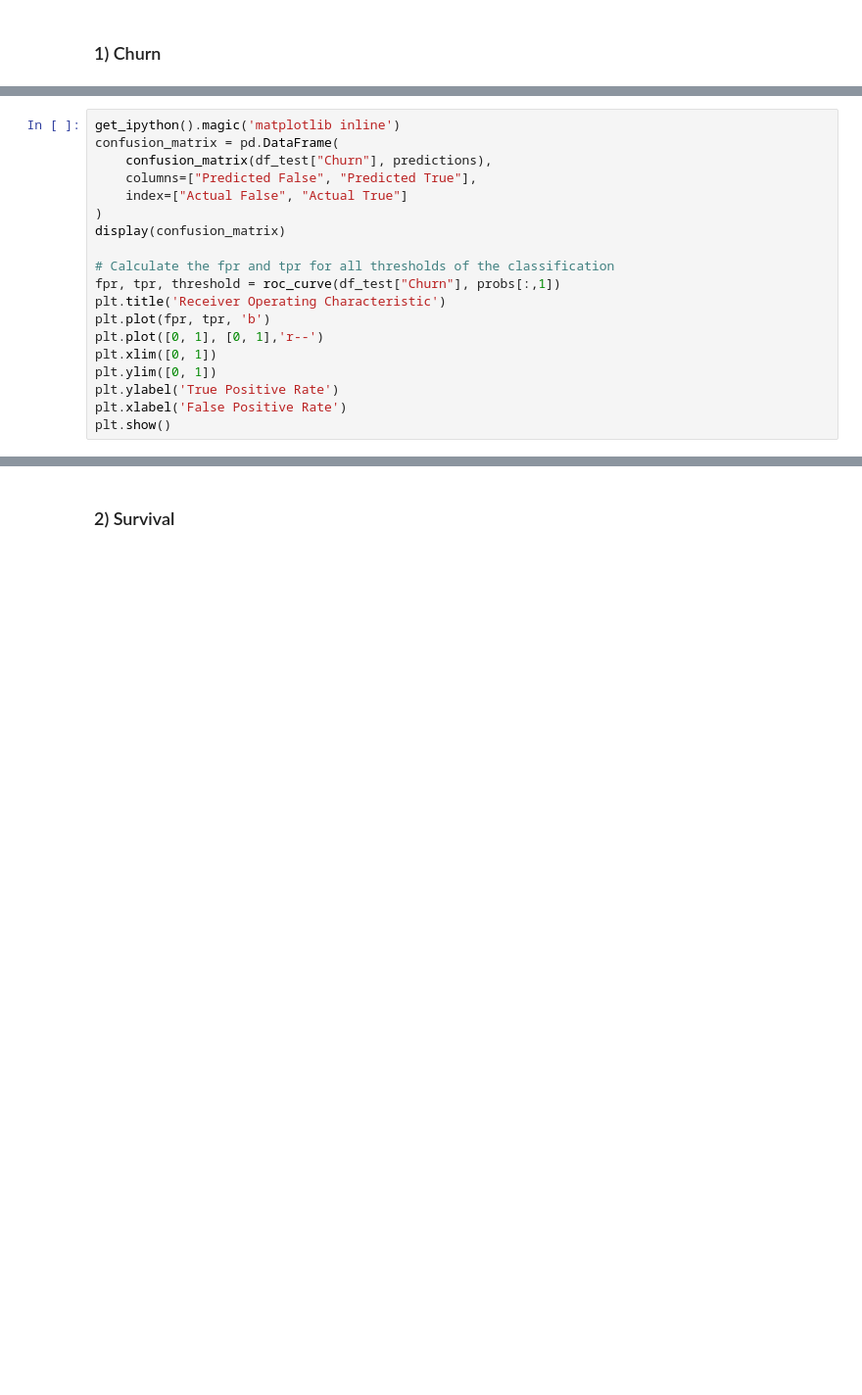
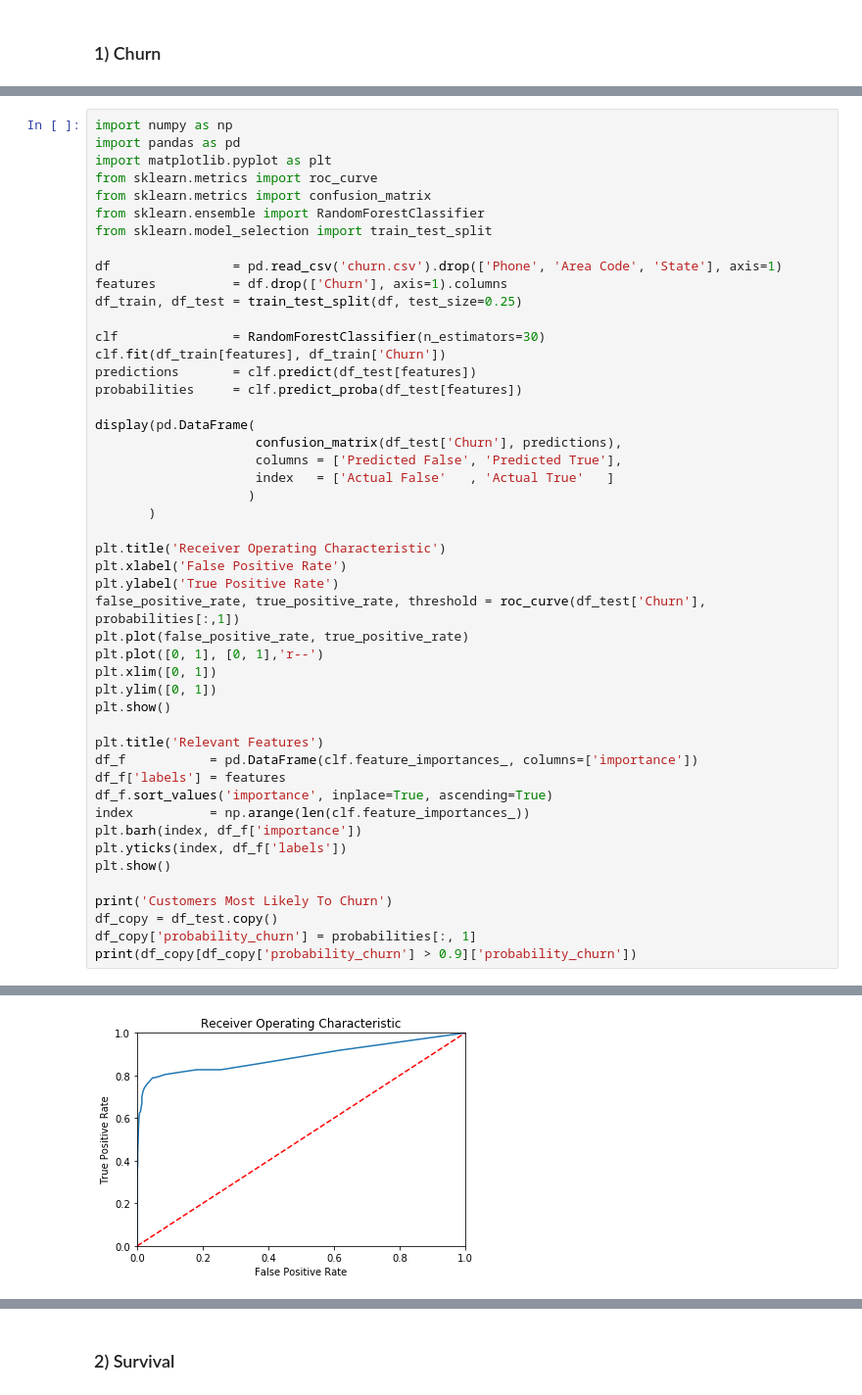
Before and after one commit to geoffreylink/Projects, a Jupyter notebook: 05 Statistical Methods/10 Common Use Cases for Business Analytics.ipynb, the cells around one changed output, grey strips where cells are left out. Shown at 98% size. Saved outputs shown, nothing was run; the diff lists cells and outputs as text; blank space fills up the shorter version.

```diff
--- a/05 Statistical Methods/10 Common Use Cases for Business Analytics.ipynb
+++ b/05 Statistical Methods/10 Common Use Cases for Business Analytics.ipynb
@@ -77,19 +4,0 @@ Accuracy:  0.9328537170263789
-# %%
-get_ipython().magic('matplotlib inline')
-confusion_matrix = pd.DataFrame(
-    confusion_matrix(df_test["Churn"], predictions),
-    columns=["Predicted False", "Predicted True"],
-    index=["Actual False", "Actual True"]
-)
-display(confusion_matrix)
-
-# Calculate the fpr and tpr for all thresholds of the classification
-fpr, tpr, threshold = roc_curve(df_test["Churn"], probs[:,1])
-plt.title('Receiver Operating Characteristic')
-plt.plot(fpr, tpr, 'b')
-plt.plot([0, 1], [0, 1],'r--')
-plt.xlim([0, 1])
-plt.ylim([0, 1])
-plt.ylabel('True Positive Rate')
-plt.xlabel('False Positive Rate')
-plt.show()
@@ -133,0 +5,49 @@ display(df_risky.head(5)[["prob_true"]])
+# %%
+import numpy as np
+import pandas as pd
+import matplotlib.pyplot as plt
+from sklearn.metrics import roc_curve
+from sklearn.metrics import confusion_matrix
+from sklearn.ensemble import RandomForestClassifier
+from sklearn.model_selection import train_test_split
+
+df                = pd.read_csv('churn.csv').drop(['Phone', 'Area Code', 'State'], axis=1)
+features          = df.drop(['Churn'], axis=1).columns
+df_train, df_test = train_test_split(df, test_size=0.25)
+
+clf               = RandomForestClassifier(n_estimators=30)
+clf.fit(df_train[features], df_train['Churn'])
+predictions       = clf.predict(df_test[features])
+probabilities     = clf.predict_proba(df_test[features])
+
+display(pd.DataFrame(
+                     confusion_matrix(df_test['Churn'], predictions),
+                     columns = ['Predicted False', 'Predicted True'],
+                     index   = ['Actual False'   , 'Actual True'   ]
+                    )
+       )
+
+plt.title('Receiver Operating Characteristic')
+plt.xlabel('False Positive Rate')
+plt.ylabel('True Positive Rate')
+false_positive_rate, true_positive_rate, threshold = roc_curve(df_test['Churn'], probabilities[:,1])
+plt.plot(false_positive_rate, true_positive_rate)
+plt.plot([0, 1], [0, 1],'r--')
+plt.xlim([0, 1])
+plt.ylim([0, 1])
+plt.show()
+
+plt.title('Relevant Features')
+df_f           = pd.DataFrame(clf.feature_importances_, columns=['importance'])
+df_f['labels'] = features
+df_f.sort_values('importance', inplace=True, ascending=True)
+index          = np.arange(len(clf.feature_importances_))
+plt.barh(index, df_f['importance'])
+plt.yticks(index, df_f['labels'])
+plt.show()
+
+print('Customers Most Likely To Churn')
+df_copy = df_test.copy()
+df_copy['probability_churn'] = probabilities[:, 1]
+print(df_copy[df_copy['probability_churn'] > 0.9]['probability_churn'])
+# %% [output]
@@ -133,0 +57 @@ display(df_risky.head(5)[["prob_true"]])
+[figure, added]
```
Also changed, not shown: parts of 11 cells of this notebook.
